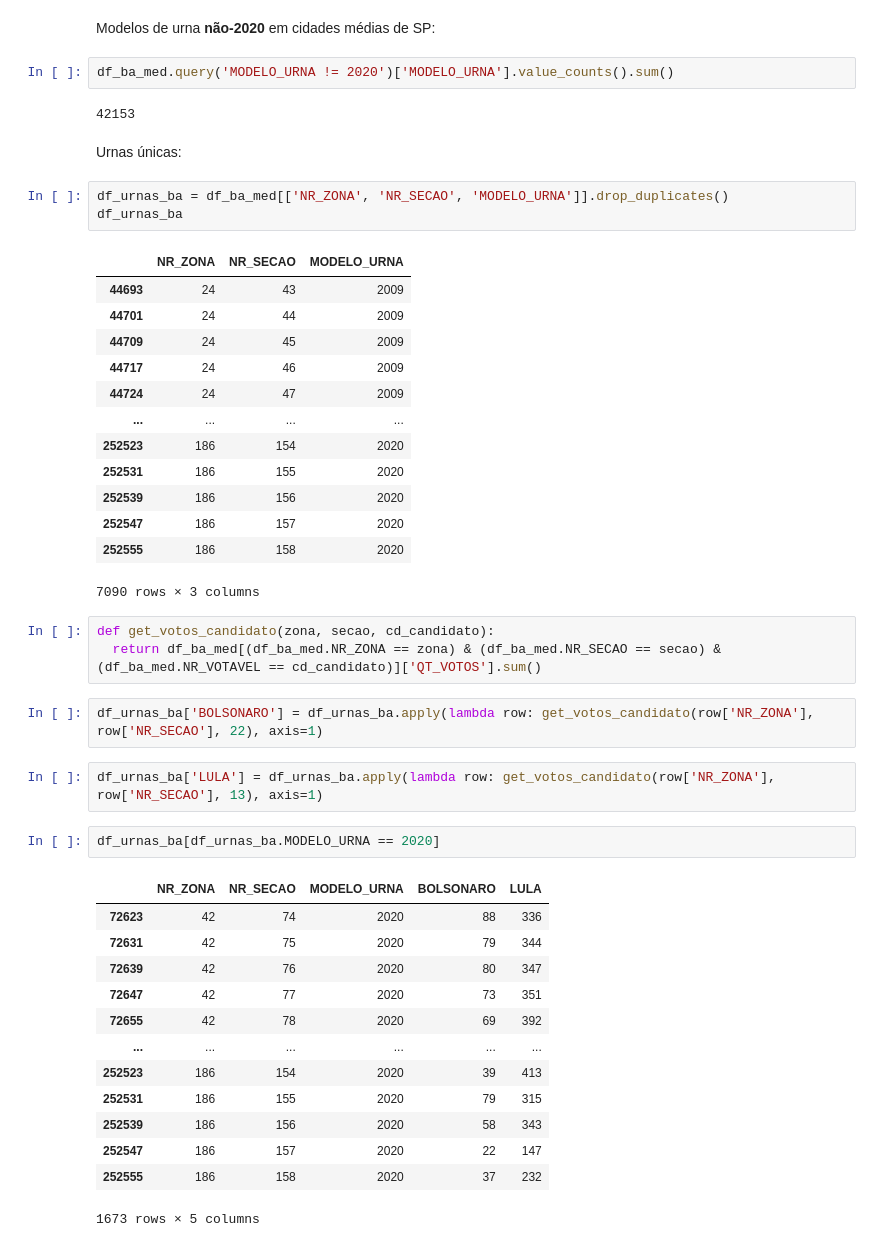
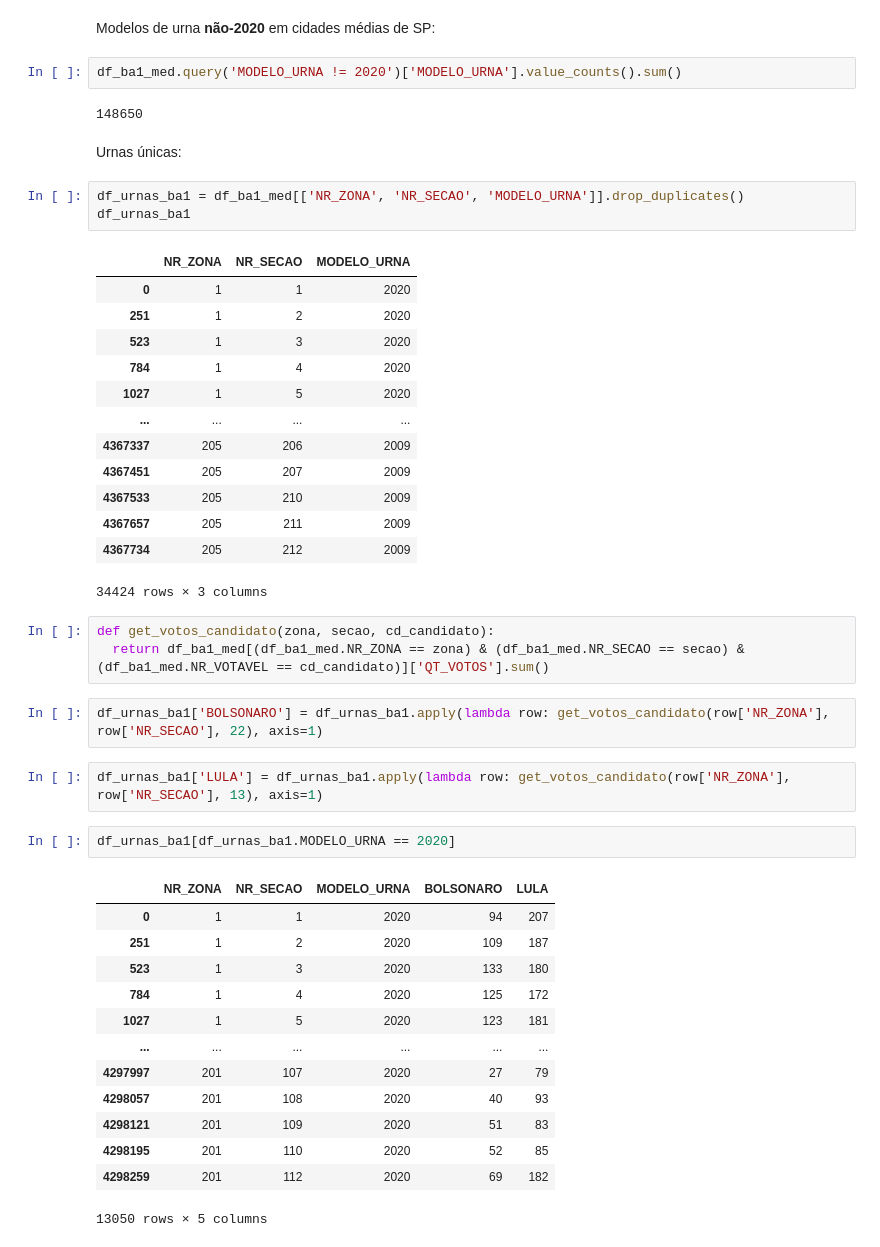
Before and after one commit to flribeiro/eleicoes2022, a Jupyter notebook: FLR_Eleicoes_2022_BR.ipynb, the cells around one changed output. Saved outputs shown, nothing was run; the diff lists cells and outputs as text.

```diff
--- a/FLR_Eleicoes_2022_BR.ipynb
+++ b/FLR_Eleicoes_2022_BR.ipynb
@@ -349,48 +480,48 @@ Name: MODELO_URNA, dtype: int64
 # %% [markdown]
 Modelos de urna **não-2020** em cidades médias de SP:
 # %%
-df_ba_med.query('MODELO_URNA != 2020')['MODELO_URNA'].value_counts().sum()
+df_ba1_med.query('MODELO_URNA != 2020')['MODELO_URNA'].value_counts().sum()
 # %% [output]
-42153
+148650
 # %% [markdown]
 Urnas únicas:
 # %%
-df_urnas_ba = df_ba_med[['NR_ZONA', 'NR_SECAO', 'MODELO_URNA']].drop_duplicates()
-df_urnas_ba
+df_urnas_ba1 = df_ba1_med[['NR_ZONA', 'NR_SECAO', 'MODELO_URNA']].drop_duplicates()
+df_urnas_ba1
 # %% [output]
 |  | NR_ZONA | NR_SECAO | MODELO_URNA |
-| 44693 | 24 | 43 | 2009 |
-| 44701 | 24 | 44 | 2009 |
-| 44709 | 24 | 45 | 2009 |
-| 44717 | 24 | 46 | 2009 |
-| 44724 | 24 | 47 | 2009 |
+| 0 | 1 | 1 | 2020 |
+| 251 | 1 | 2 | 2020 |
+| 523 | 1 | 3 | 2020 |
+| 784 | 1 | 4 | 2020 |
+| 1027 | 1 | 5 | 2020 |
 | ... | ... | ... | ... |
-| 252523 | 186 | 154 | 2020 |
-| 252531 | 186 | 155 | 2020 |
-| 252539 | 186 | 156 | 2020 |
-| 252547 | 186 | 157 | 2020 |
-| 252555 | 186 | 158 | 2020 |
+| 4367337 | 205 | 206 | 2009 |
+| 4367451 | 205 | 207 | 2009 |
+| 4367533 | 205 | 210 | 2009 |
+| 4367657 | 205 | 211 | 2009 |
+| 4367734 | 205 | 212 | 2009 |
-7090 rows × 3 columns
+34424 rows × 3 columns
 # %%
 def get_votos_candidato(zona, secao, cd_candidato):
-  return df_ba_med[(df_ba_med.NR_ZONA == zona) & (df_ba_med.NR_SECAO == secao) & (df_ba_med.NR_VOTAVEL == cd_candidato)]['QT_VOTOS'].sum()
+  return df_ba1_med[(df_ba1_med.NR_ZONA == zona) & (df_ba1_med.NR_SECAO == secao) & (df_ba1_med.NR_VOTAVEL == cd_candidato)]['QT_VOTOS'].sum()
 # %%
-df_urnas_ba['BOLSONARO'] = df_urnas_ba.apply(lambda row: get_votos_candidato(row['NR_ZONA'], row['NR_SECAO'], 22), axis=1)
+df_urnas_ba1['BOLSONARO'] = df_urnas_ba1.apply(lambda row: get_votos_candidato(row['NR_ZONA'], row['NR_SECAO'], 22), axis=1)
 # %%
-df_urnas_ba['LULA'] = df_urnas_ba.apply(lambda row: get_votos_candidato(row['NR_ZONA'], row['NR_SECAO'], 13), axis=1)
+df_urnas_ba1['LULA'] = df_urnas_ba1.apply(lambda row: get_votos_candidato(row['NR_ZONA'], row['NR_SECAO'], 13), axis=1)
 # %%
-df_urnas_ba[df_urnas_ba.MODELO_URNA == 2020]
+df_urnas_ba1[df_urnas_ba1.MODELO_URNA == 2020]
 # %% [output]
 |  | NR_ZONA | NR_SECAO | MODELO_URNA | BOLSONARO | LULA |
-| 72623 | 42 | 74 | 2020 | 88 | 336 |
-| 72631 | 42 | 75 | 2020 | 79 | 344 |
-| 72639 | 42 | 76 | 2020 | 80 | 347 |
-| 72647 | 42 | 77 | 2020 | 73 | 351 |
-| 72655 | 42 | 78 | 2020 | 69 | 392 |
+| 0 | 1 | 1 | 2020 | 94 | 207 |
+| 251 | 1 | 2 | 2020 | 109 | 187 |
+| 523 | 1 | 3 | 2020 | 133 | 180 |
+| 784 | 1 | 4 | 2020 | 125 | 172 |
+| 1027 | 1 | 5 | 2020 | 123 | 181 |
 | ... | ... | ... | ... | ... | ... |
-| 252523 | 186 | 154 | 2020 | 39 | 413 |
-| 252531 | 186 | 155 | 2020 | 79 | 315 |
-| 252539 | 186 | 156 | 2020 | 58 | 343 |
-| 252547 | 186 | 157 | 2020 | 22 | 147 |
-| 252555 | 186 | 158 | 2020 | 37 | 232 |
+| 4297997 | 201 | 107 | 2020 | 27 | 79 |
+| 4298057 | 201 | 108 | 2020 | 40 | 93 |
+| 4298121 | 201 | 109 | 2020 | 51 | 83 |
+| 4298195 | 201 | 110 | 2020 | 52 | 85 |
+| 4298259 | 201 | 112 | 2020 | 69 | 182 |
-1673 rows × 5 columns
+13050 rows × 5 columns
```
Also changed, not shown: parts of 57 cells of this notebook.
